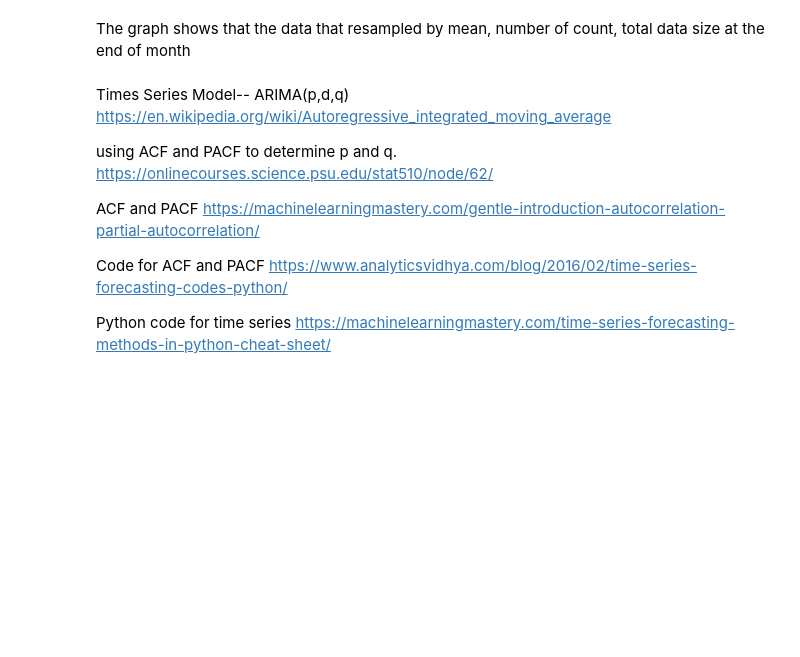
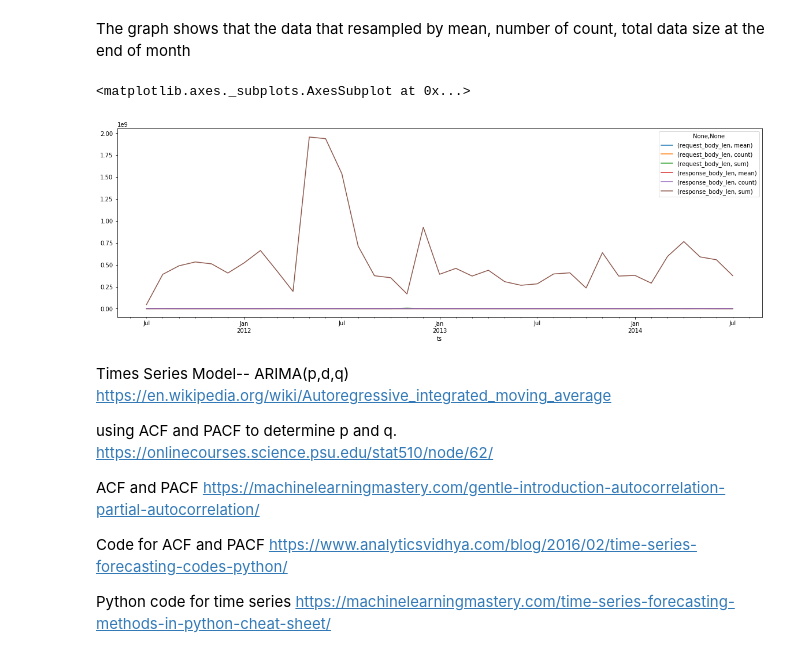
Before and after one commit to dj311/data-science-toolbox-1, a Jupyter notebook: report.ipynb, the cells around one changed output. Saved outputs shown, nothing was run; the diff lists cells and outputs as text; code cells hidden in the pictures; blank space fills up the shorter version.

```diff
--- a/report.ipynb
+++ b/report.ipynb
@@ -133,3 +160,8 @@ resamp.plot()
+# %%
+resamp.plot(figsize=(20, 6))
+# %% [output]
+<matplotlib.axes._subplots.AxesSubplot at 0x...>
+[figure, added]
 # %% [markdown]
 Times Series Model-- ARIMA(p,d,q)
 https://en.wikipedia.org/wiki/Autoregressive_integrated_moving_average
```
Also changed, not shown: parts of 8 cells of this notebook.
